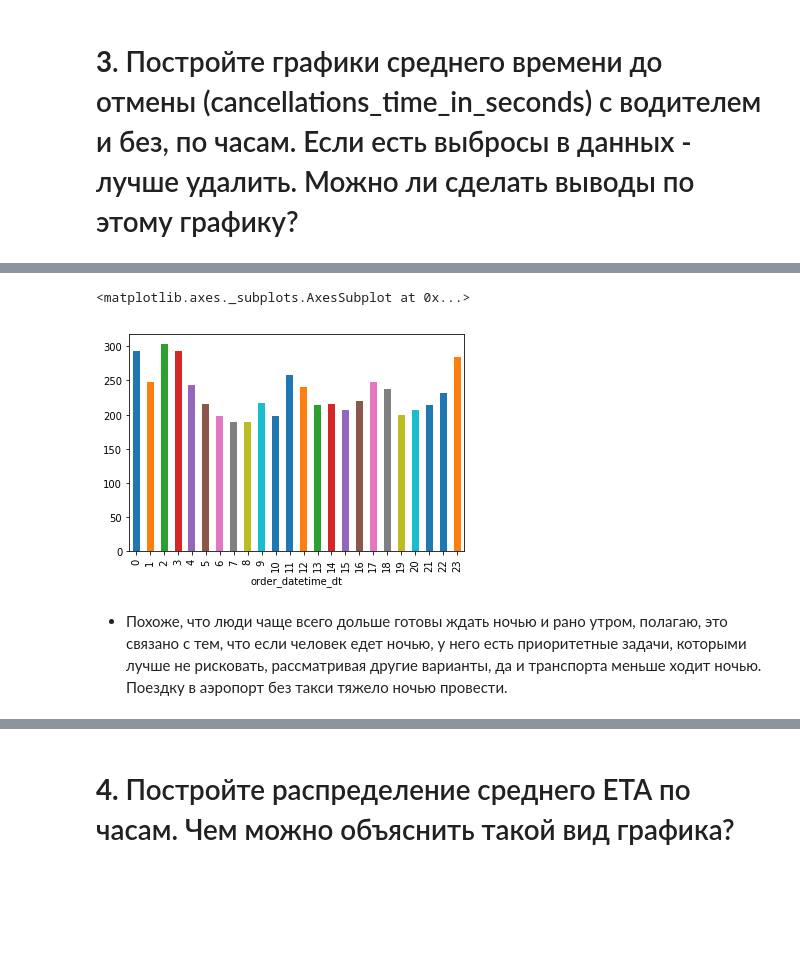
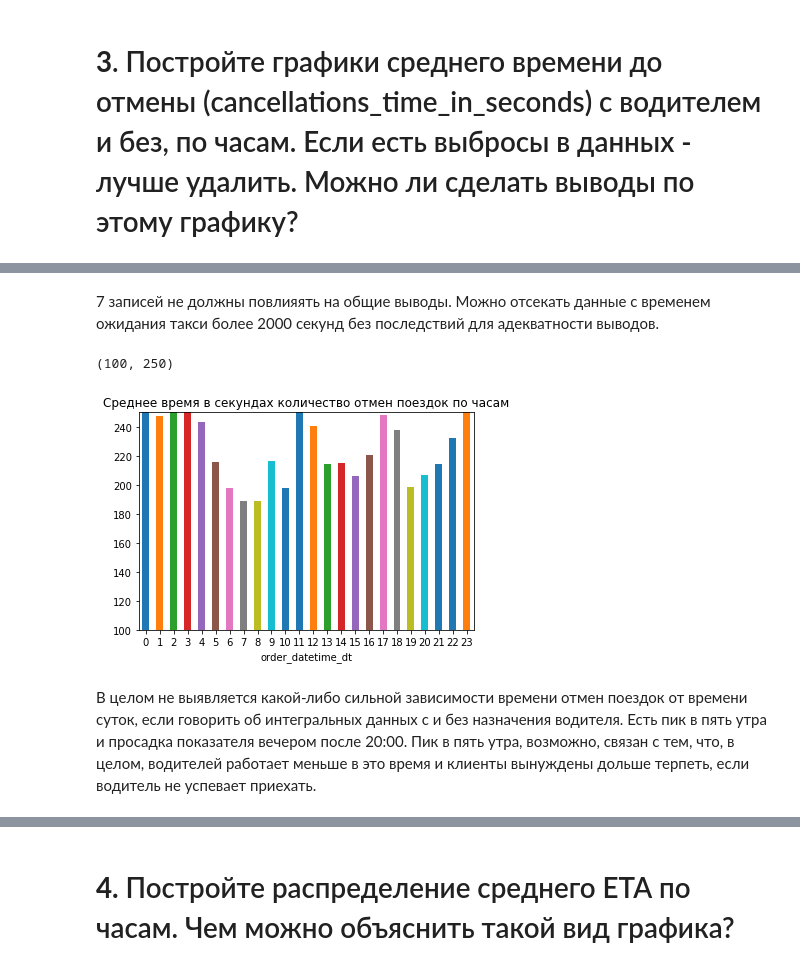
Before and after one commit to alexnisilev/analytics_vizualization, a Jupyter notebook: Analytics.ipynb, the cells around one changed output, grey strips where cells are left out. Drawn from its saved outputs; the diff is of its cells as text; code cells hidden in the pictures; blank space fills up the shorter version.

```diff
--- a/Analytics.ipynb
+++ b/Analytics.ipynb
@@ -141,12 +159,16 @@ Name: cancellations_time_in_seconds, dtype: int64
+# %% [markdown]
+7 записей не должны повлияять на общие выводы. Можно отсекать данные с временем ожидания такси более 2000 секунд без последствий для адекватности выводов.
 # %%
-data_orders['cancellations_time_in_seconds'] = data_orders['cancellations_time_in_seconds'][data_orders['cancellations_time_in_seconds']<2000]
-data_orders = data_orders.dropna()
+data_orders['cancellations_time_in_seconds'][data_orders['cancellations_time_in_seconds']>2000].value_counts()
+
+data_orders = data_orders[data_orders['cancellations_time_in_seconds']<2000]
 # %%
 gr_bar = data_orders.groupby('order_datetime_dt')
 
-gr_bar['cancellations_time_in_seconds'].agg(np.mean).plot.bar()
+x = gr_bar['cancellations_time_in_seconds'].agg(np.mean)
+x.plot(kind = 'bar', rot = 0, title = 'Среднее время в секундах количество отмен поездок по часам').set_ylim(100,250)
 # %% [output]
-<matplotlib.axes._subplots.AxesSubplot at 0x...>
+(100, 250)
-[figure, old version]
+[figure, new version]
-# %% [markdown]
-* Похоже, что люди чаще всего дольше готовы ждать ночью и рано утром, полагаю, это связано с тем, что если человек едет ночью, у него есть приоритетные задачи, которыми лучше не рисковать, рассматривая другие варианты, да и транспорта меньше ходит ночью. Поездку в аэропорт без такси тяжело ночью провести.
+# %% [markdown]
+В целом не выявляется какой-либо сильной зависимости времени отмен поездок от времени суток, если говорить об интегральных данных с и без назначения водителя. Есть пик в пять утра и просадка показателя вечером после 20:00. Пик в пять утра, возможно, связан с тем, что, в целом, водителей работает меньше в это время и клиенты вынуждены дольше терпеть, если водитель не успевает приехать.
```
Also changed, not shown: parts of 52 cells of this notebook.
